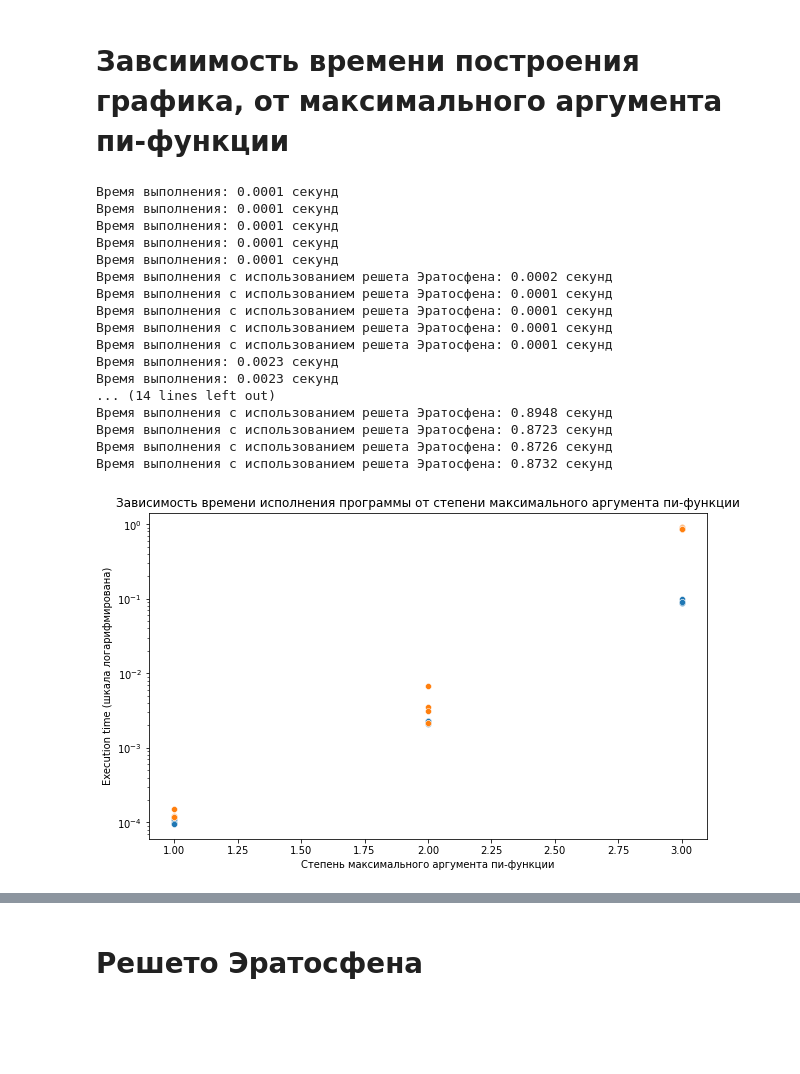
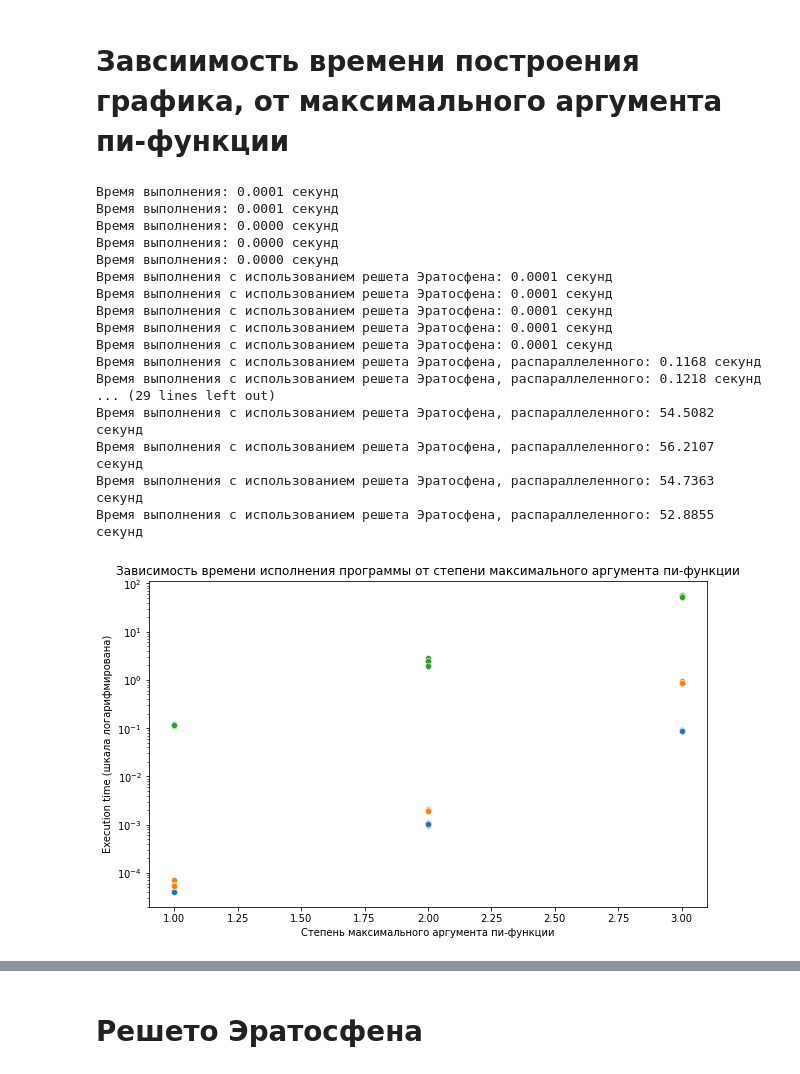
Before and after one commit to Twickitt/Pi-function-of-Fibonacci-and-Tribonacci-Nentrabonacci, a Jupyter notebook: Fibonacci_pi_func.ipynb, the cells around one changed output, grey strips where cells are left out. Cells and saved outputs as stored; diff of their text form; code cells hidden in the pictures; blank space fills up the shorter version.

```diff
--- a/Fibonacci_pi_func.ipynb
+++ b/Fibonacci_pi_func.ipynb
@@ -294,6 +387,26 @@ def pi_func_plot_time_measure_Eratosphene(deg_max):
 
     return execution_time
 
+def pi_func_plot_time_measure_Eratosphene_paralleled(deg_max):
+    start_time = time.time()
+    x = []
+    y = []
+    y_Fib = []
+
+    #Аргументы генерируются не как степени десятки, а как простые числа Фибоначчи, на которых происходят скачки
+    #x = Fib_numbers_fill(10**deg_max, x)
+    x = cut_composites_by_sieve_Eratosphene_paralleled(range(2, 10**deg_max))
+    for i in range(len(x)):
+        y.append(Pi_func_using_sieve_Eratosphene_paralleled(x[i]))
+        y_Fib.append(Pi_func_Fib_using_sieve_Eratosphene_paralleled(x[i]))
+
+    end_time = time.time()
+
+    execution_time = end_time - start_time
+    print(f"Время выполнения с использованием решета Эратосфена, распараллеленного: {execution_time:.4f} секунд")
+
+    return execution_time
+
 
 
 
@@ -303,6 +416,7 @@ def plot_execution_time(deg_max):
     deg = []
     ex_time = []
     ex_time_Eratosphene = []
+    ex_time_Eratosphene_paralleled = []
     for i in range(1, deg_max + 1):
         #обавляем значение аргумента, несколько раз для равенства количества точек
         deg.append(i)
@@ -334,43 +448,59 @@ def plot_execution_time(deg_max):
         ex_time_Eratosphene.append(ex_t_2)
         ex_time_Eratosphene.append(ex_t_3)
         ex_time_Eratosphene.append(ex_t_4)
         ex_time_Eratosphene.append(ex_t_5)
 
+        # Добавляем значения времени выполнения с использованием решета Эратосфена, распараллеленного
+        ex_t_1 = pi_func_plot_time_measure_Eratosphene_paralleled(i)
+        ex_t_2 = pi_func_plot_time_measure_Eratosphene_paralleled(i)
+        ex_t_3 = pi_func_plot_time_measure_Eratosphene_paralleled(i)
+        ex_t_4 = pi_func_plot_time_measure_Eratosphene_paralleled(i)
+        ex_t_5 = pi_func_plot_time_measure_Eratosphene_paralleled(i)
+
+        ex_time_Eratosphene_paralleled.append(ex_t_1)
+        ex_time_Eratosphene_paralleled.append(ex_t_2)
+        ex_time_Eratosphene_paralleled.append(ex_t_3)
+        ex_time_Eratosphene_paralleled.append(ex_t_4)
+        ex_time_Eratosphene_paralleled.append(ex_t_5)
+
     data = pd.DataFrame({
     'deg x': deg,
     'Execution_time': ex_time,
-    'Execution_time_Eratosphene': ex_time_Eratosphene
+    'Execution_time_Eratosphene': ex_time_Eratosphene,
+    'Execution_time_Eratosphene_paralleled': ex_time_Eratosphene_paralleled
+
     })
 
     plt.figure(figsize=(10, 6))
     sns.scatterplot(data=data, x='deg x', y='Execution_time')
     sns.scatterplot(data=data, x='deg x', y='Execution_time_Eratosphene')
+    sns.scatterplot(data=data, x='deg x', y='Execution_time_Eratosphene_paralleled')
 
     plt.yscale('log')
 
     plt.title('Зависимость времени исполнения программы от степени максимального аргумента пи-функции')
     plt.xlabel('Степень максимального аргумента пи-функции')
     plt.ylabel('Execution time (шкала логарифмирована)')
 
     plt.show()
 
 plot_execution_time(3)
 # %% [output]
 Время выполнения: 0.0001 секунд
 Время выполнения: 0.0001 секунд
-Время выполнения: 0.0001 секунд
-Время выполнения: 0.0001 секунд
-Время выполнения: 0.0001 секунд
-Время выполнения с использованием решета Эратосфена: 0.0002 секунд
+Время выполнения: 0.0000 секунд
+Время выполнения: 0.0000 секунд
+Время выполнения: 0.0000 секунд
 Время выполнения с использованием решета Эратосфена: 0.0001 секунд
 Время выполнения с использованием решета Эратосфена: 0.0001 секунд
 Время выполнения с использованием решета Эратосфена: 0.0001 секунд
 Время выполнения с использованием решета Эратосфена: 0.0001 секунд
-Время выполнения: 0.0023 секунд
-Время выполнения: 0.0023 секунд
-... (14 lines left out)
-Время выполнения с использованием решета Эратосфена: 0.8948 секунд
-Время выполнения с использованием решета Эратосфена: 0.8723 секунд
-Время выполнения с использованием решета Эратосфена: 0.8726 секунд
-Время выполнения с использованием решета Эратосфена: 0.8732 секунд
+Время выполнения с использованием решета Эратосфена: 0.0001 секунд
+Время выполнения с использованием решета Эратосфена, распараллеленного: 0.1168 секунд
+Время выполнения с использованием решета Эратосфена, распараллеленного: 0.1218 секунд
+... (29 lines left out)
+Время выполнения с использованием решета Эратосфена, распараллеленного: 54.5082 секунд
+Время выполнения с использованием решета Эратосфена, распараллеленного: 56.2107 секунд
+Время выполнения с использованием решета Эратосфена, распараллеленного: 54.7363 секунд
+Время выполнения с использованием решета Эратосфена, распараллеленного: 52.8855 секунд
-[figure, old version]
+[figure, new version]
```
Also changed, not shown: parts of 14 cells of this notebook.
